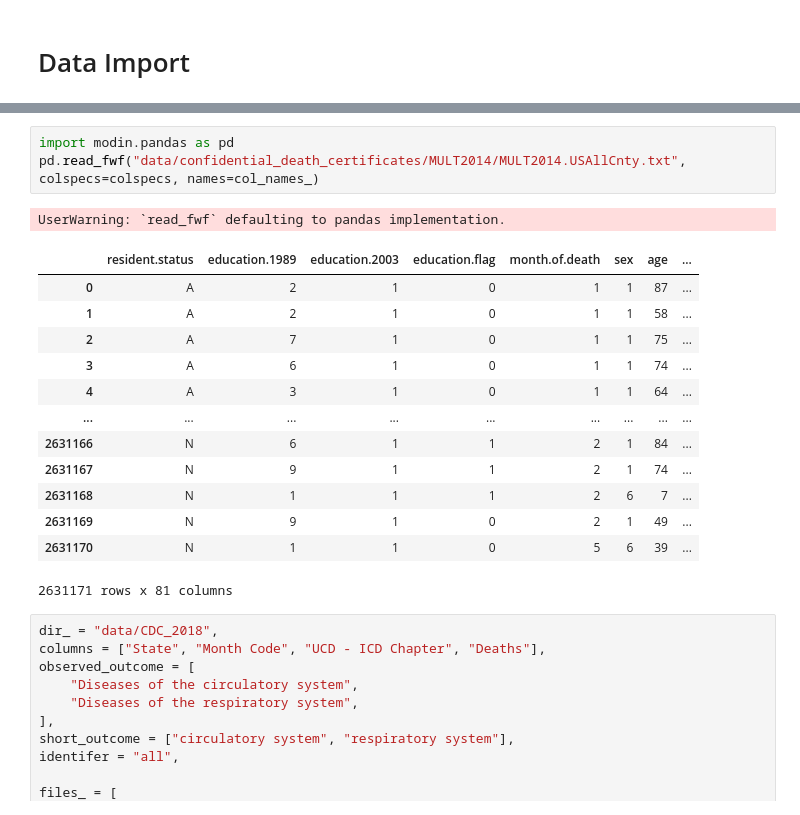
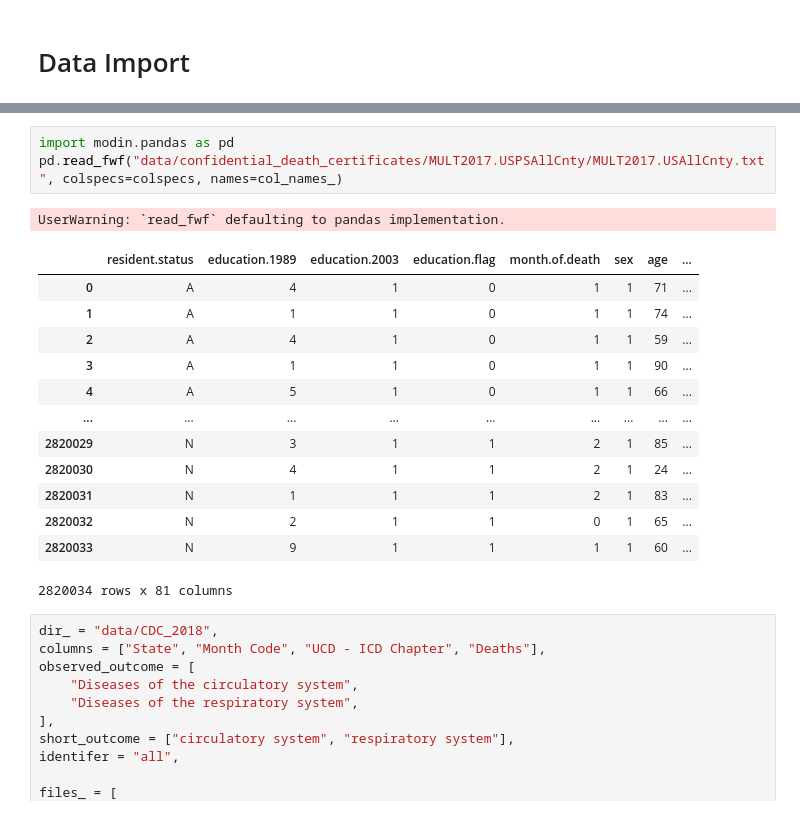
Before and after one commit to arnaud39/us_studies, a Jupyter notebook: plots.ipynb, the cells around one changed output, grey strips where cells are left out. Saved outputs shown, nothing was run; the diff lists cells and outputs as text.

```diff
--- a/plots.ipynb
+++ b/plots.ipynb
@@ -71,21 +73,21 @@ df_final = vaex.open('chunk-*.hdf5')"""
 # %%
 import modin.pandas as pd
-pd.read_fwf("data/confidential_death_certificates/MULT2014/MULT2014.USAllCnty.txt", colspecs=colspecs, names=col_names_)
+pd.read_fwf("data/confidential_death_certificates/MULT2017.USPSAllCnty/MULT2017.USAllCnty.txt", colspecs=colspecs, names=col_names_)
 # %% [output]
 UserWarning: `read_fwf` defaulting to pandas implementation.
 |  | resident.status | education.1989 | education.2003 | education.flag | month.of.death | sex | age | ... |
-| 0 | A | 2 | 1 | 0 | 1 | 1 | 87 | ... |
-| 1 | A | 2 | 1 | 0 | 1 | 1 | 58 | ... |
-| 2 | A | 7 | 1 | 0 | 1 | 1 | 75 | ... |
-| 3 | A | 6 | 1 | 0 | 1 | 1 | 74 | ... |
-| 4 | A | 3 | 1 | 0 | 1 | 1 | 64 | ... |
+| 0 | A | 4 | 1 | 0 | 1 | 1 | 71 | ... |
+| 1 | A | 1 | 1 | 0 | 1 | 1 | 74 | ... |
+| 2 | A | 4 | 1 | 0 | 1 | 1 | 59 | ... |
+| 3 | A | 1 | 1 | 0 | 1 | 1 | 90 | ... |
+| 4 | A | 5 | 1 | 0 | 1 | 1 | 66 | ... |
 | ... | ... | ... | ... | ... | ... | ... | ... | ... |
-| 2631166 | N | 6 | 1 | 1 | 2 | 1 | 84 | ... |
-| 2631167 | N | 9 | 1 | 1 | 2 | 1 | 74 | ... |
-| 2631168 | N | 1 | 1 | 1 | 2 | 6 | 7 | ... |
-| 2631169 | N | 9 | 1 | 0 | 2 | 1 | 49 | ... |
-| 2631170 | N | 1 | 1 | 0 | 5 | 6 | 39 | ... |
+| 2820029 | N | 3 | 1 | 1 | 2 | 1 | 85 | ... |
+| 2820030 | N | 4 | 1 | 1 | 2 | 1 | 24 | ... |
+| 2820031 | N | 1 | 1 | 1 | 2 | 1 | 83 | ... |
+| 2820032 | N | 2 | 1 | 1 | 0 | 1 | 65 | ... |
+| 2820033 | N | 9 | 1 | 1 | 1 | 1 | 60 | ... |
-2631171 rows x 81 columns
+2820034 rows x 81 columns
 # %%
 dir_ = "data/CDC_2018",
 columns = ["State", "Month Code", "UCD - ICD Chapter", "Deaths"],
```
Also changed, not shown: parts of 1 cell of this notebook, 14 other files.
